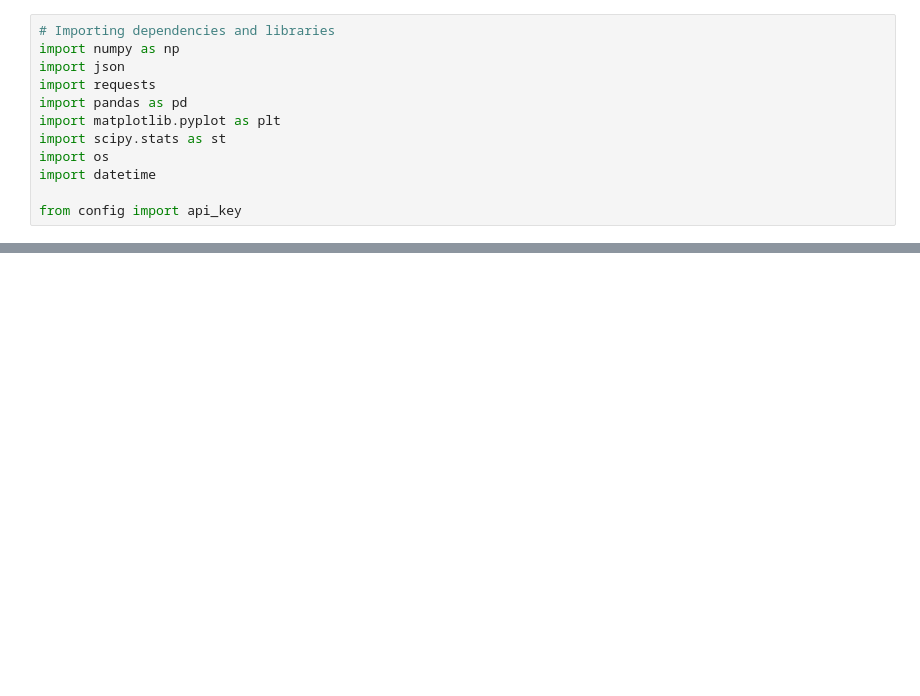
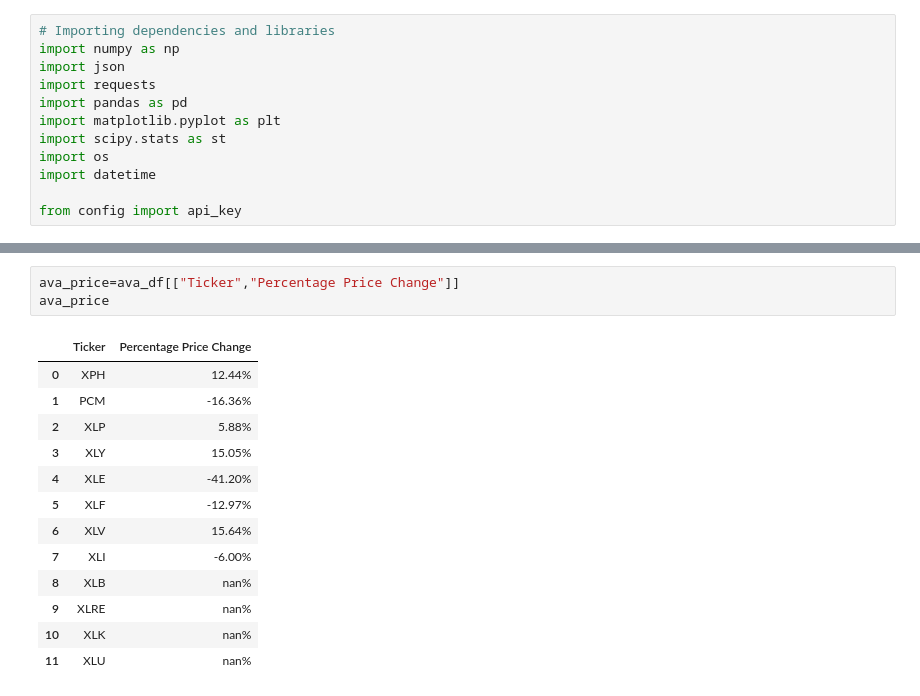
Before and after one commit to Dinorobie/stocks-covid, a Jupyter notebook: stock_data.ipynb, the cells around one changed output, grey strips where cells are left out. Saved outputs shown, nothing was run; the diff lists cells and outputs as text; blank space fills up the shorter version.

```diff
--- a/stock_data.ipynb
+++ b/stock_data.ipynb
@@ -140,0 +170,17 @@ clean_df.describe()
+# %%
+ava_price=ava_df[["Ticker","Percentage Price Change"]]
+ava_price
+# %% [output]
+|  | Ticker | Percentage Price Change |
+| 0 | XPH | 12.44% |
+| 1 | PCM | -16.36% |
+| 2 | XLP | 5.88% |
+| 3 | XLY | 15.05% |
+| 4 | XLE | -41.20% |
+| 5 | XLF | -12.97% |
+| 6 | XLV | 15.64% |
+| 7 | XLI | -6.00% |
+| 8 | XLB | nan% |
+| 9 | XLRE | nan% |
+| 10 | XLK | nan% |
+| 11 | XLU | nan% |
```
Also changed, not shown: parts of 8 cells of this notebook, 1 other file.
